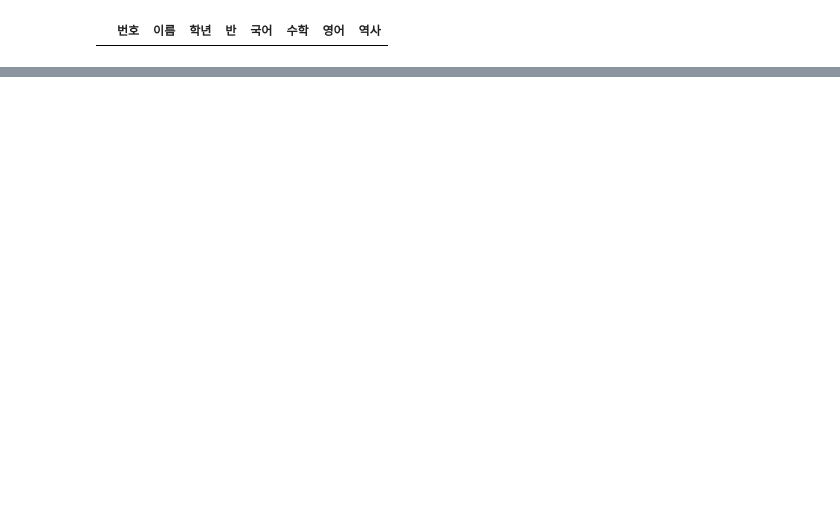
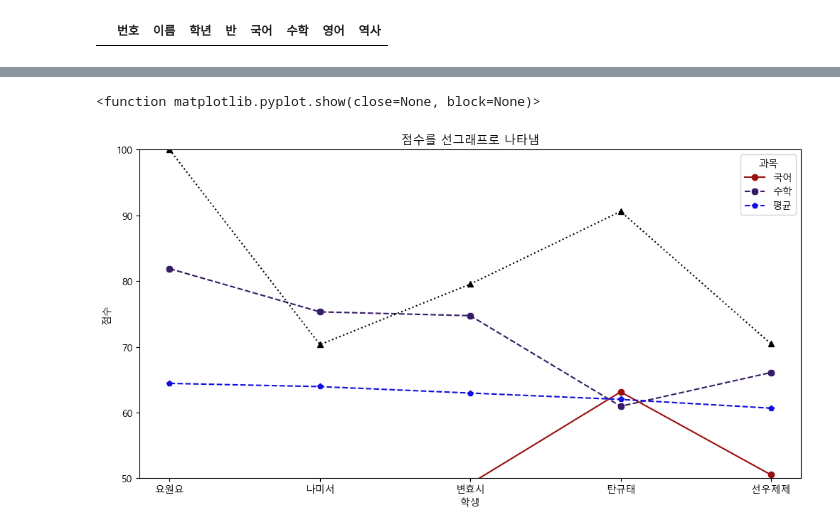
Before and after one commit to jayfromkorea/AICE, a Jupyter notebook: AICE/score_test.ipynb, the cells around one changed output, grey strips where cells are left out. Saved outputs shown, nothing was run; the diff lists cells and outputs as text; code cells hidden in the pictures; blank space fills up the shorter version.

```diff
--- a/AICE/score_test.ipynb
+++ b/AICE/score_test.ipynb
@@ -144,0 +428,31 @@ df.sort_values(by='수학', ascending=False).head(3)
+# %%
+
+top5_class_one = df[df['반'] == 1][['이름', '국어', '수학', '영어', '총점', '평균']].sort_values('총점', ascending=False).head()[['이름', '국어', '수학', '영어', '평균']]
+# %%
+plt.figure(figsize=(12, 6))
+
+# 그래프 스타일 주기
+# ls: line style (solid, dash, dashdot, dot)
+# marker:
+# style
+
+plt.plot(top5_class_one['이름'], top5_class_one['국어'], label='국어', ls='-', marker='o', color="#990E0E")
+plt.plot(top5_class_one['이름'], top5_class_one['수학'], label='수학', ls='--', marker='8', color="#361C66")
+plt.plot(top5_class_one['이름'], top5_class_one['평균'], label='평균', ls='--', marker='p', color="#110DE0")
+# plt.plot(top5_class_one['이름'], top5_class_one['영어'], label='영어', ls='-.', marker='2', color="#42AA28")
+
+# style을 한번에 주기: color, ls, marker 순으로 마지막 argument에 주면 됨
+plt.plot(top5_class_one['이름'], top5_class_one['영어'], 'k:^')
+
+plt.title('점수를 선그래프로 나타냄')
+plt.xlabel('학생')
+plt.ylabel('점수')
+
+plt.xticks(top5_class_one['이름'])
+plt.legend(title= '과목')    # 범주를 표시함
+plt.ylim(50, 100)    # y에 limit를 줌
+
+plt.show
+# %% [output]
+<function matplotlib.pyplot.show(close=None, block=None)>
+[figure, added]
```
Also changed, not shown: parts of 27 cells of this notebook, 1 other file.
